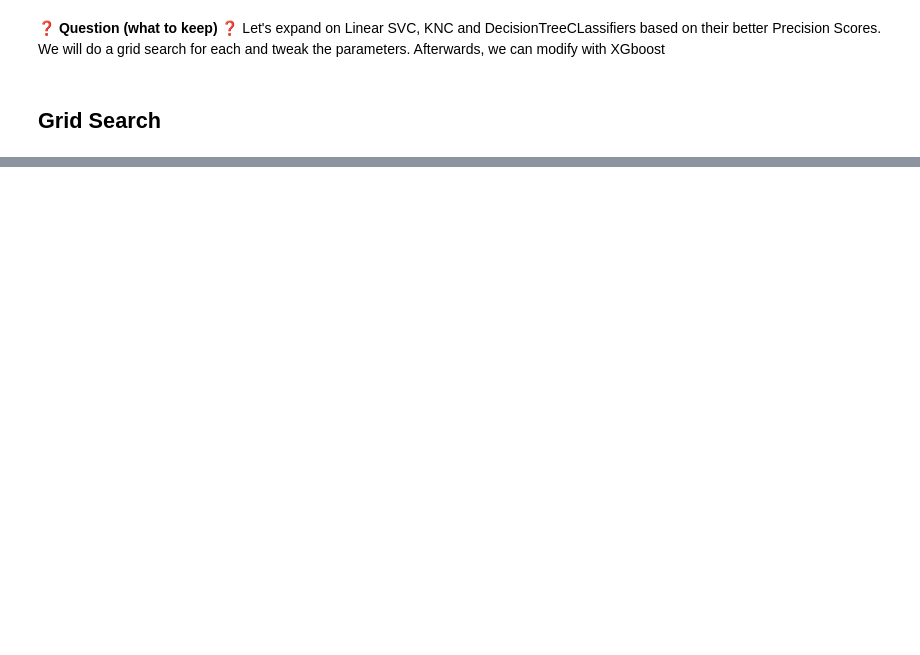
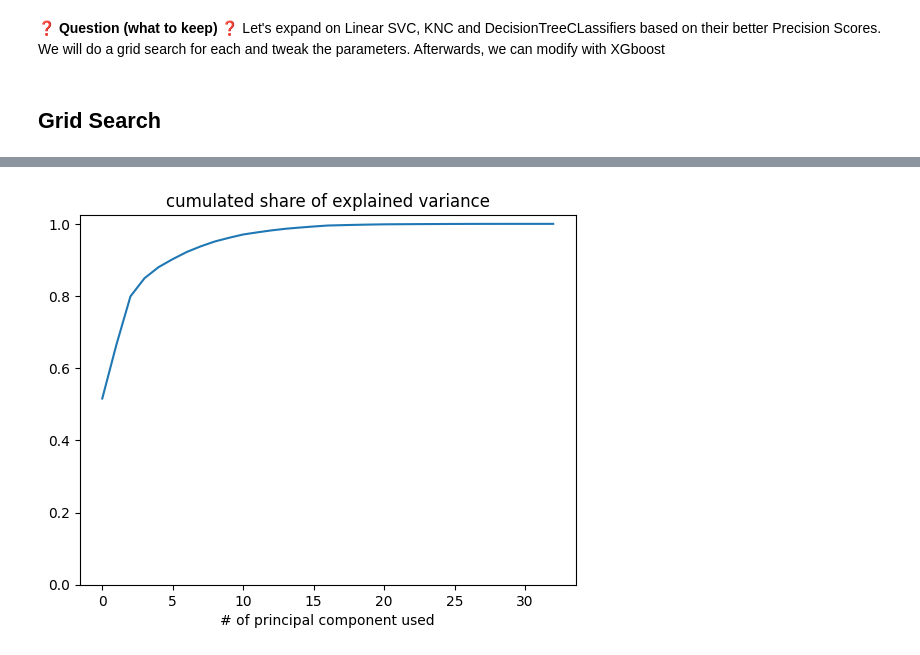
Before and after one commit to alexhalenke/Predicting_Purchase_Intention, a Jupyter notebook: notebooks/laolu_notebook.ipynb, the cells around one changed output, grey strips where cells are left out. Drawn from its saved outputs; the diff is of its cells as text; code cells hidden in the pictures; blank space fills up the shorter version.

```diff
--- a/notebooks/laolu_notebook.ipynb
+++ b/notebooks/laolu_notebook.ipynb
@@ -123,0 +441,10 @@ We will do a grid search for each and tweak the parameters. Afterwards, we can m
+# %%
+from sklearn.decomposition import PCA
+
+pca = PCA()
+pca.fit(X)
+
+
+X_proj = pca.transform(X)
+X_proj = pd.DataFrame(X_proj, columns=[f'PC{i}' for i in range(1, 34)])
+X_proj
@@ -123,0 +454,12 @@ We will do a grid search for each and tweak the parameters. Afterwards, we can m
+# %%
+X_fill = X.fillna(0)
+# %%
+X_fill = num_transformer.fit_transform(X_fill)
+# %%
+Xpca = PCA()
+pca.fit(X_fill)
+
+
+X_proj = pca.transform(X_fill)
+X_proj = pd.DataFrame(X_proj, columns=[f'PC{i}' for i in range(1, 34)])
+X_proj
@@ -123,0 +480,9 @@ We will do a grid search for each and tweak the parameters. Afterwards, we can m
+# %%
+import matplotlib.pyplot as plt
+
+plt.plot(np.cumsum(pca.explained_variance_ratio_))
+plt.ylim(ymin=0)
+plt.title('cumulated share of explained variance')
+plt.xlabel('# of principal component used');
+# %% [output]
+[figure, added]
```
Also changed, not shown: parts of 56 cells of this notebook, 4 other files.
